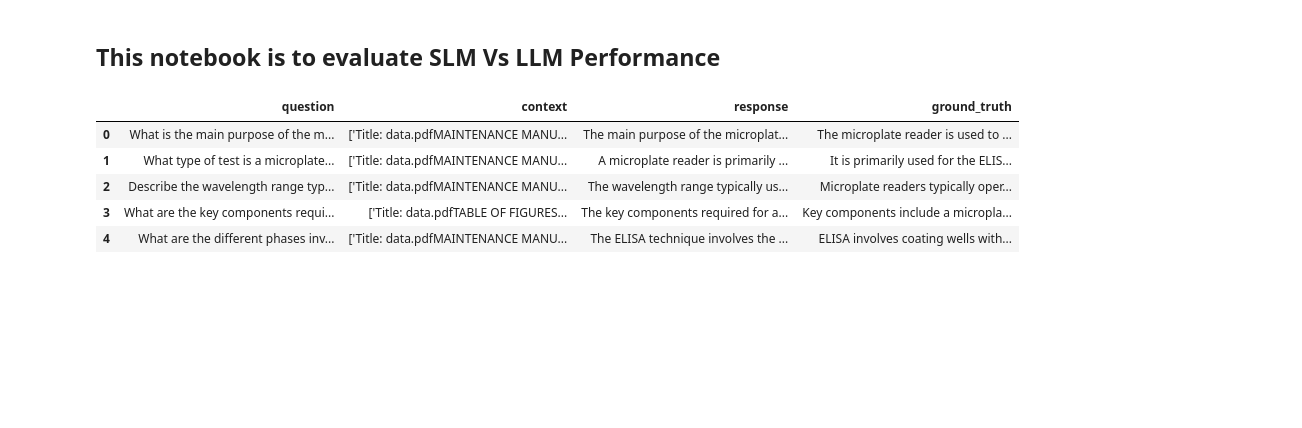
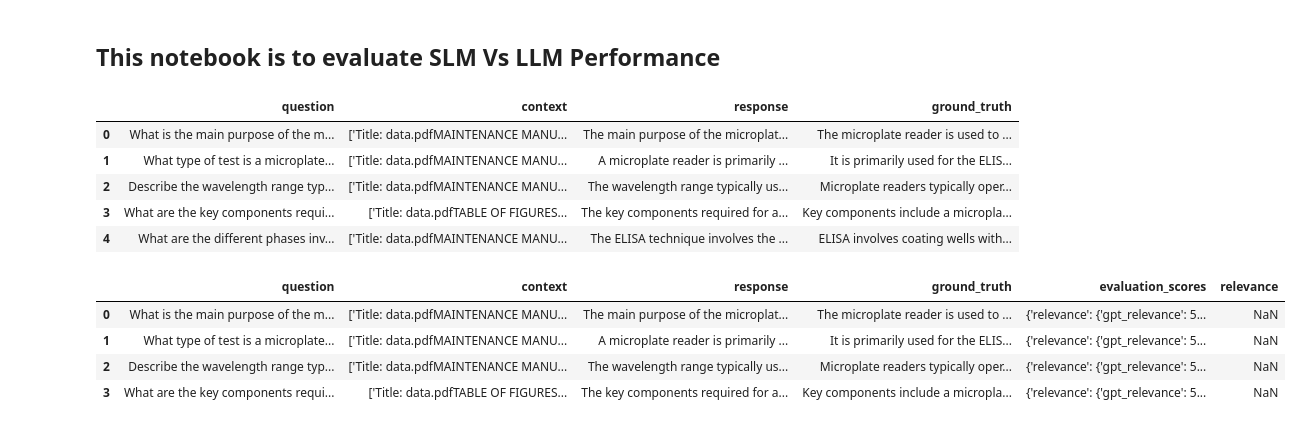
Before and after one commit to Meemankguptamicr/SLM-Finetuning, a Jupyter notebook: notebooks/evaluation_SLM_LLM.ipynb, the cells around one changed output. Saved outputs shown, nothing was run; the diff lists cells and outputs as text; code cells hidden in the pictures; blank space fills up the shorter version.

Commit message:
evaluation notebook update

```diff
--- a/notebooks/evaluation_SLM_LLM.ipynb
+++ b/notebooks/evaluation_SLM_LLM.ipynb
@@ -111,0 +117,9 @@ evaluator = RAG_Evaluator()
+# %%
+df_new = df_new.head(4)
+df_new
+# %% [output]
+|  | question | context | response | ground_truth | evaluation_scores | relevance |
+| 0 | What is the main purpose of the m... | ['Title: data.pdfMAINTENANCE MANU... | The main purpose of the microplat... | The microplate reader is used to ... | {'relevance': {'gpt_relevance': 5... | NaN |
+| 1 | What type of test is a microplate... | ['Title: data.pdfMAINTENANCE MANU... | A microplate reader is primarily ... | It is primarily used for the ELIS... | {'relevance': {'gpt_relevance': 5... | NaN |
+| 2 | Describe the wavelength range typ... | ['Title: data.pdfMAINTENANCE MANU... | The wavelength range typically us... | Microplate readers typically oper... | {'relevance': {'gpt_relevance': 5... | NaN |
+| 3 | What are the key components requi... | ['Title: data.pdfTABLE OF FIGURES... | The key components required for a... | Key components include a micropla... | {'relevance': {'gpt_relevance': 5... | NaN |
```
Also changed, not shown: parts of 6 cells of this notebook.
